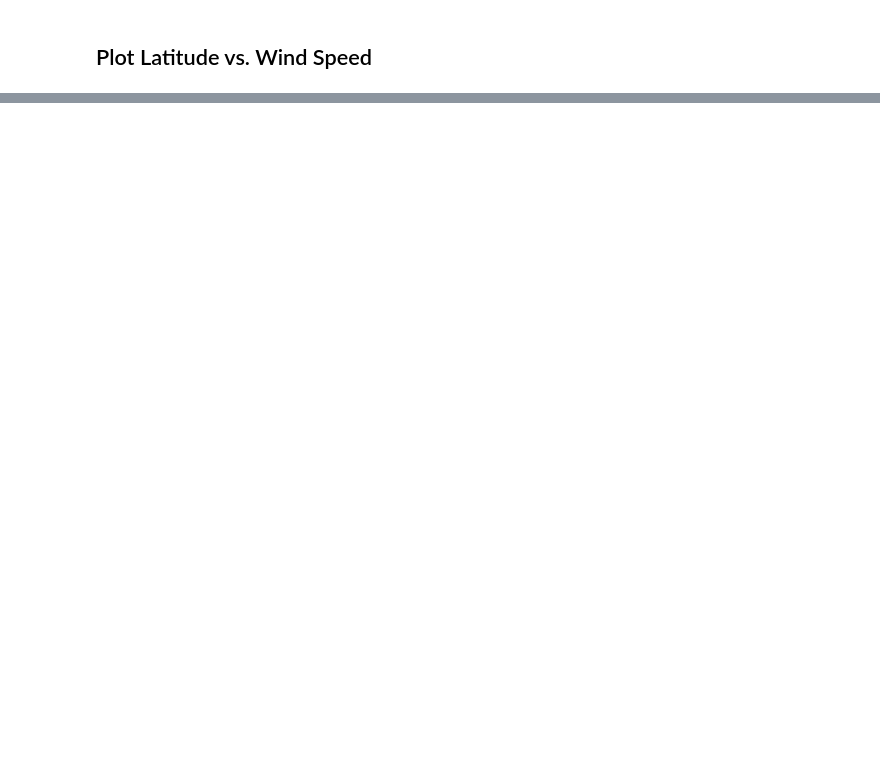
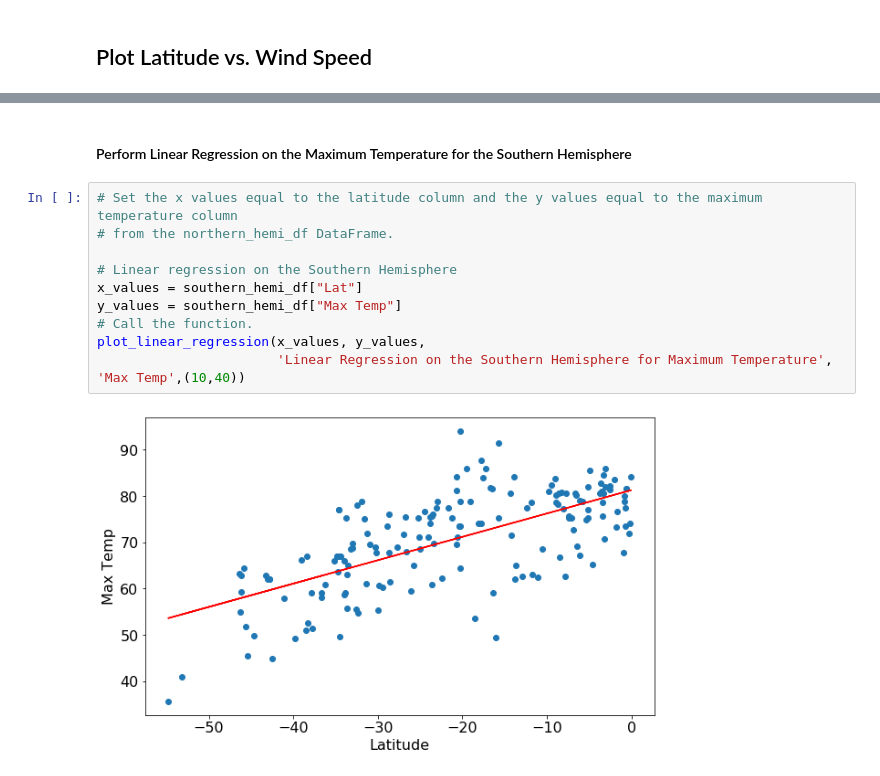
Before and after one commit to aodoming/World_Weather_Analysis_ADominguez, a Jupyter notebook: WeatherPy.ipynb, the cells around one changed output, grey strips where cells are left out. Drawn from its saved outputs; the diff is of its cells as text; blank space fills up the shorter version.

```diff
--- a/WeatherPy.ipynb
+++ b/WeatherPy.ipynb
@@ -341,0 +490,15 @@ plt.show()
+# %% [markdown]
+
+#### Perform Linear Regression on the Maximum Temperature for the Southern Hemisphere
+# %%
+# Set the x values equal to the latitude column and the y values equal to the maximum temperature column
+# from the northern_hemi_df DataFrame.
+
+# Linear regression on the Southern Hemisphere
+x_values = southern_hemi_df["Lat"]
+y_values = southern_hemi_df["Max Temp"]
+# Call the function.
+plot_linear_regression(x_values, y_values,
+                       'Linear Regression on the Southern Hemisphere for Maximum Temperature', 'Max Temp',(10,40))
+# %% [output]
+[figure, added]
```
Also changed, not shown: parts of 35 cells of this notebook.
